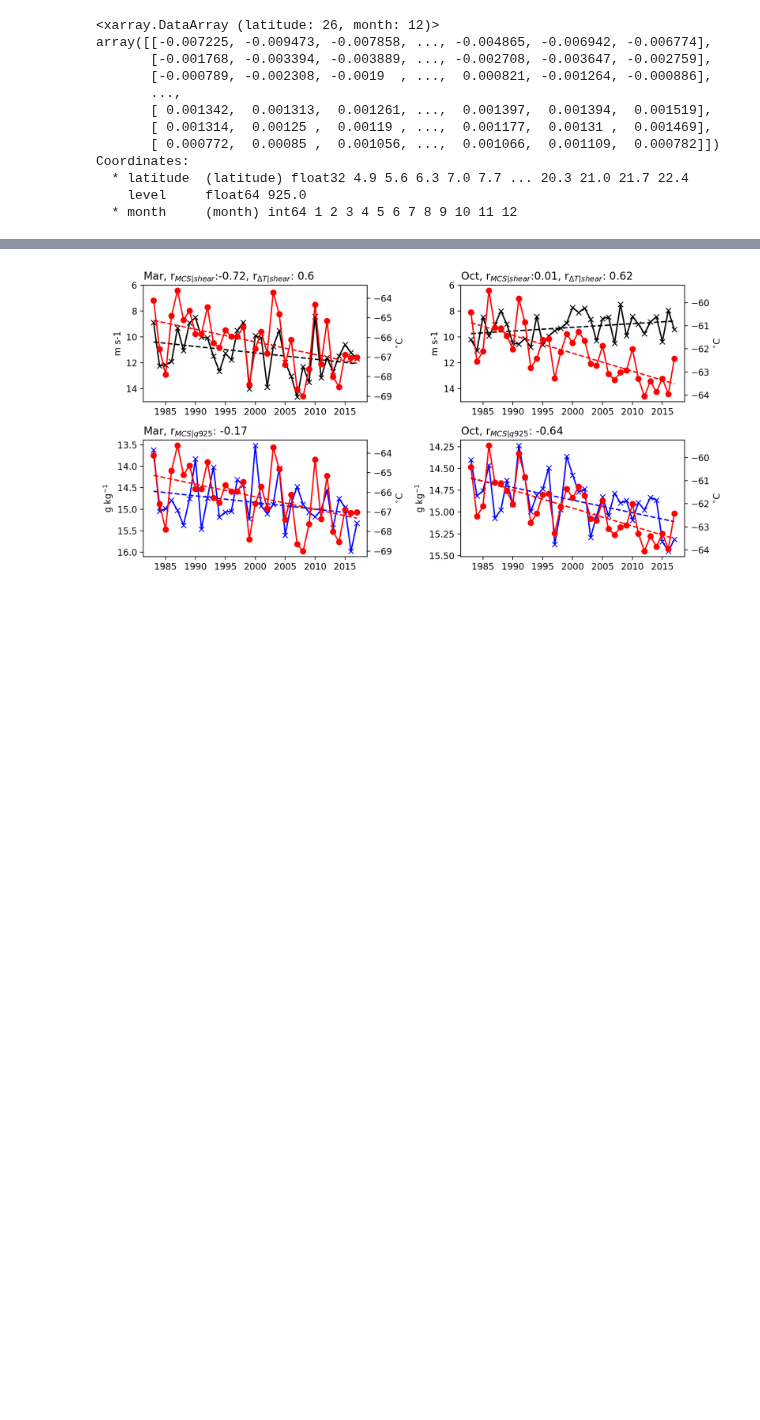
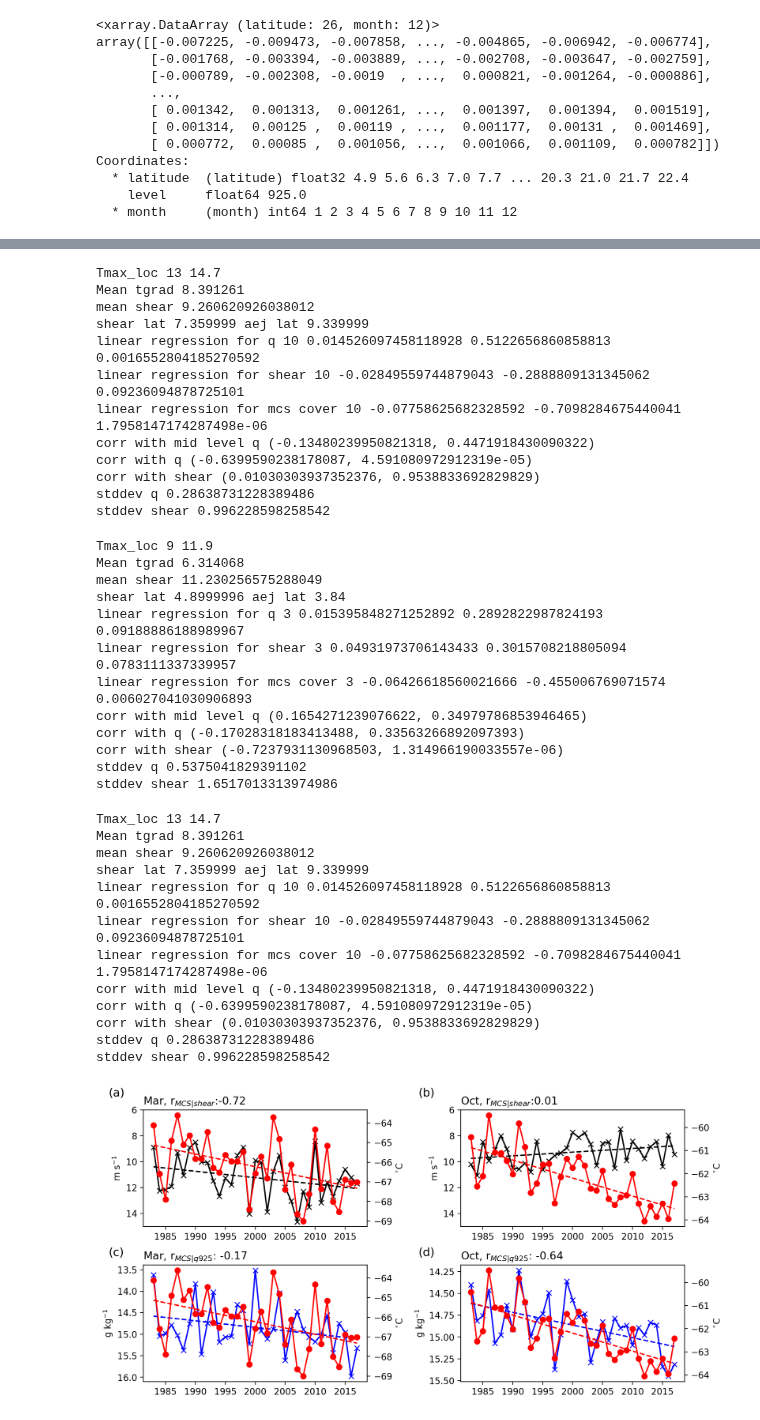
Before and after one commit to cornkle/proj_CEH, a Jupyter notebook: notebooks/CLOVER_OBS_fig1_ERA5.ipynb, the cells around one changed output, grey strips where cells are left out. Drawn from its saved outputs; the diff is of its cells as text; code cells hidden in the pictures; blank space fills up the shorter version.

```diff
--- a/notebooks/CLOVER_OBS_fig1_ERA5.ipynb
+++ b/notebooks/CLOVER_OBS_fig1_ERA5.ipynb
@@ -1250,9 +1353,9 @@ ax5.plot(monthdic[7].year, monthdic[8] + x*monthdic[9], '--', color='r')
 mcsline = lines.Line2D([],[], color='r', label='Mean MCS temp.', linestyle='solid', marker='o')
 shearline = lines.Line2D([],[], color='k', label='Wind shear 600-925hPa', linestyle='solid', marker='x', markersize=5)
 ax5.set_ylabel('$^{\circ}$C')
-ax4.set_ylabel('m s-1')
+ax4.set_ylabel('m s$^{-1}$')
 
-ax4.set_title(monthdic[5]+', r$_{MCS|shear}$:'+ str(np.round(rr, decimals=2)) + ', r$_{\Delta T|shear}$: ' + str(np.round(monthdic[10][0], decimals=2)), loc='left')
+ax4.set_title(monthdic[5]+', r$_{MCS|shear}$:'+ str(np.round(rr, decimals=2)) , loc='left') #+ ', r$_{\Delta T|shear}$: ' + str(np.round(monthdic[10][0], decimals=2))
 # if m==3:
 #     ax4.legend(handles=[mcsline, shearline], loc='lower left')
 
@@ -1277,10 +1380,10 @@ ax7.plot(monthdic[7].year, monthdic[8] + x*monthdic[9], '--', color='r')
 mcsline = lines.Line2D([],[], color='r', label='Mean MCS temp.', linestyle='solid', marker='o')
 shearline = lines.Line2D([],[], color='k', label='Wind shear 600-925hPa', linestyle='solid', marker='x', markersize=5)
 ax7.set_ylabel('$^{\circ}$C')
-ax6.set_ylabel('m s-1')
+ax6.set_ylabel('m s$^{-1}$')
 
 
-ax6.set_title(monthdic[5]+', r$_{MCS|shear}$:'+ str(np.round(rr, decimals=2))  + ', r$_{\Delta T|shear}$'': ' + str(np.round(monthdic[10][0], decimals=2)), loc='left')
+ax6.set_title(monthdic[5]+', r$_{MCS|shear}$:'+ str(np.round(rr, decimals=2)), loc='left') #  + ', r$_{\Delta T|shear}$'': ' + str(np.round(monthdic[10][0], decimals=2))
 
 
 ax8 = f.add_subplot(223)  # this opens a new plot axis
@@ -1335,7 +1438,16 @@ ax1.set_title(monthdic[5]+', r$_{MCS|q925}$: '
              + str(np.round(monthdic[6][0], decimals=2)), loc='left')
 
 plt.tight_layout()
-#plt.savefig(cnst.network_data + 'figs/CLOVER/paper1/fig_qshear_timeseries_marchOct.jpg')
+
+plt.annotate('(a)', xy=(0.02, 0.95), xytext=(0, 4), size=13, xycoords=('figure fraction', 'figure fraction'),
+             textcoords='offset points')
+plt.annotate('(b)', xy=(0.51, 0.95), xytext=(0, 4), size=13, xycoords=('figure fraction', 'figure fraction'),
+             textcoords='offset points')
+plt.annotate('(c)', xy=(0.02, 0.45), xytext=(0, 4), size=13, xycoords=('figure fraction', 'figure fraction'),
+             textcoords='offset points')
+plt.annotate('(d)', xy=(0.51, 0.45), xytext=(0, 4), size=13, xycoords=('figure fraction', 'figure fraction'),
+             textcoords='offset points')
+plt.savefig(cnst.network_data + 'figs/CLOVER/paper1/fig_qshear_timeseries_marchOct.jpg')
 # %% [output]
 Tmax_loc 9 11.9
 Mean tgrad 6.314068
@@ -1357,4 +1464,40 @@ stddev shear 0.996228598258542
+Tmax_loc 13 14.7
+Mean tgrad 8.391261
+mean shear 9.260620926038012
+shear lat 7.359999 aej lat 9.339999
+linear regression for q 10 0.014526097458118928 0.5122656860858813 0.0016552804185270592
+linear regression for shear 10 -0.02849559744879043 -0.2888809131345062 0.09236094878725101
+linear regression for mcs cover 10 -0.07758625682328592 -0.7098284675440041 1.7958147174287498e-06
+corr with mid level q (-0.13480239950821318, 0.4471918430090322)
+corr with q (-0.6399590238178087, 4.591080972912319e-05)
+corr with shear (0.01030303937352376, 0.9538833692829829)
+stddev q 0.28638731228389486
+stddev shear 0.996228598258542
+Tmax_loc 9 11.9
+Mean tgrad 6.314068
+mean shear 11.230256575288049
+shear lat 4.8999996 aej lat 3.84
+linear regression for q 3 0.015395848271252892 0.2892822987824193 0.09188886188989967
+linear regression for shear 3 0.04931973706143433 0.3015708218805094 0.0783111337339957
+linear regression for mcs cover 3 -0.06426618560021666 -0.455006769071574 0.006027041030906893
+corr with mid level q (0.1654271239076622, 0.34979786853946465)
+corr with q (-0.17028318183413488, 0.33563266892097393)
+corr with shear (-0.7237931130968503, 1.314966190033557e-06)
+stddev q 0.5375041829391102
+stddev shear 1.6517013313974986
+Tmax_loc 13 14.7
+Mean tgrad 8.391261
+mean shear 9.260620926038012
+shear lat 7.359999 aej lat 9.339999
+linear regression for q 10 0.014526097458118928 0.5122656860858813 0.0016552804185270592
+linear regression for shear 10 -0.02849559744879043 -0.2888809131345062 0.09236094878725101
+linear regression for mcs cover 10 -0.07758625682328592 -0.7098284675440041 1.7958147174287498e-06
+corr with mid level q (-0.13480239950821318, 0.4471918430090322)
+corr with q (-0.6399590238178087, 4.591080972912319e-05)
+corr with shear (0.01030303937352376, 0.9538833692829829)
+stddev q 0.28638731228389486
+stddev shear 0.996228598258542
-[figure, old version]
+[figure, new version]
 # %%
 ################################
 f=plt.figure(figsize=(15,15), dpi=200)  # this opens a plot window
```
Also changed, not shown: parts of 11 cells of this notebook, 32 other files.
